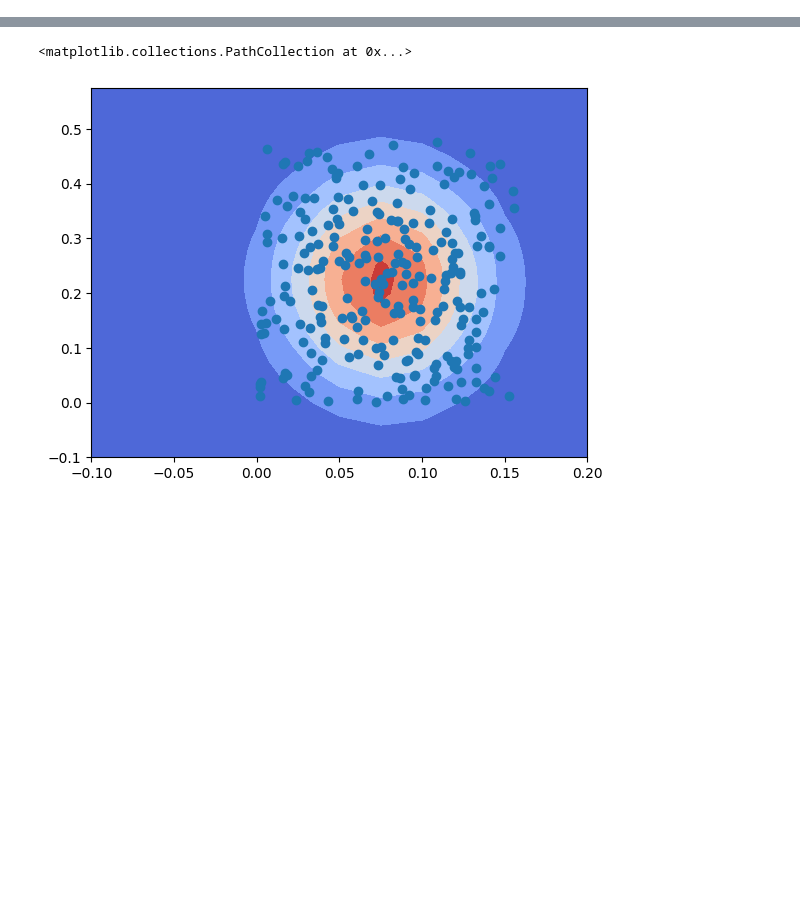
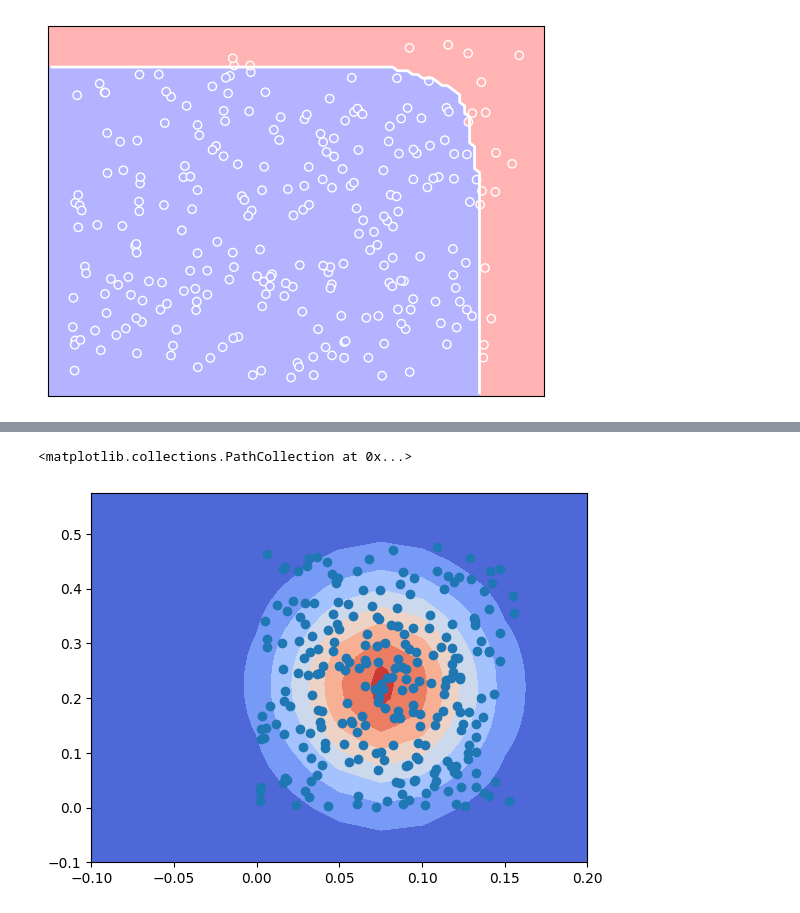
Before and after one commit to yashpatel5400/fusioncp, a Jupyter notebook: testing.ipynb, the cells around one changed output, grey strips where cells are left out. Saved outputs shown, nothing was run; the diff lists cells and outputs as text; code cells hidden in the pictures; blank space fills up the shorter version.

```diff
--- a/testing.ipynb
+++ b/testing.ipynb
@@ -79 +98,32 @@ Contained: 0.944
+# %%
+_, ax = plt.subplots(1, 1)
+
+res = 100
+dim = (0, 1)
+
+contained = np.all(proj_test_scores < quantiles, axis=1)
+ax.scatter(test_scores[:, dim[0]], test_scores[:, dim[1]], c=contained, cmap="red_blue_classes",
+          linewidths=1., edgecolors="white")
+xrange = ax.get_xlim()
+yrange = ax.get_ylim()
+xx, yy = np.meshgrid(np.linspace(*xrange, res),
+                     np.linspace(*yrange, res))
+xxf = xx.flatten()
+yyf = yy.flatten()
+xm = test_scores.mean(0)
+XX = np.vstack([xm for _ in range(xxf.shape[0])])
+XX[:, dim[0]] = xxf
+XX[:, dim[1]] = yyf
+
+proj_XX = np.array([np.dot(XX, direction) for direction in directions]).T
+ZZ = np.all(proj_scores < quantiles, axis=1).astype(float)
+zz = ZZ.reshape(xx.shape)
+ax.pcolormesh(xx, yy, zz, cmap='red_blue_classes', shading="auto",
+               norm=colors.Normalize(0., 1.), zorder=0)
+ax.contour(xx, yy, zz, [0.5], linewidths=2., colors='white')
+
+ax.get_xaxis().set_visible(False)
+ax.get_yaxis().set_visible(False)
+# %% [output]
+[figure, added]
 # %%
```
Also changed, not shown: parts of 5 cells of this notebook, 2 other files.
